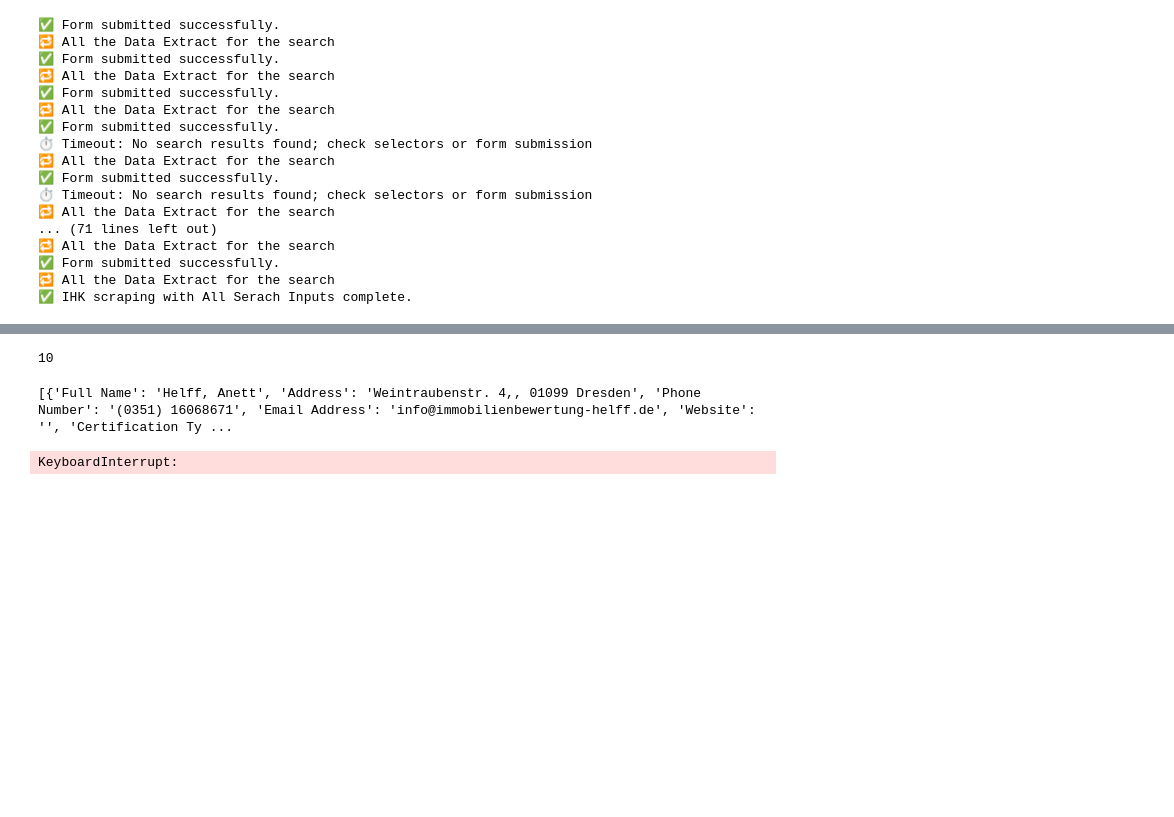
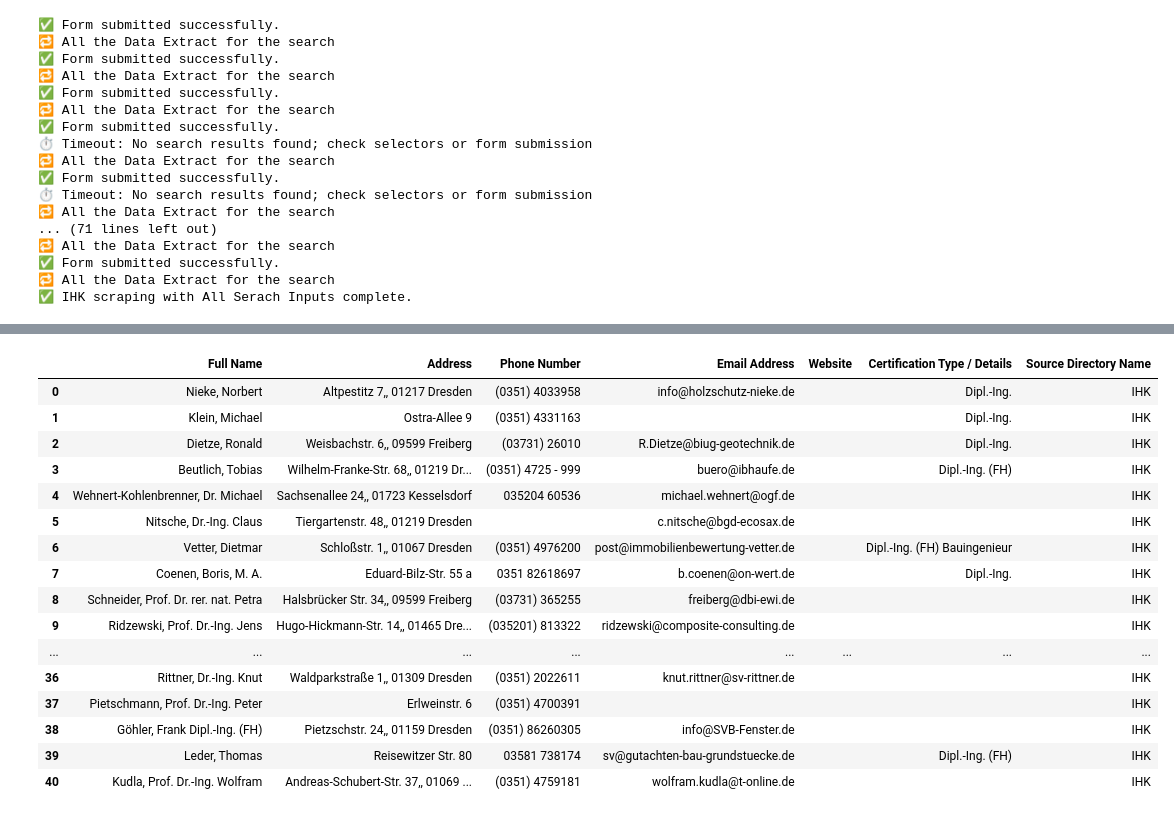
Before and after one commit to Ahmadraza880/valuer-directory-scraper-germany, a Jupyter notebook: IHK/IHK.ipynb, the cells around one changed output, grey strips where cells are left out. Drawn from its saved outputs; the diff is of its cells as text; code cells hidden in the pictures; blank space fills up the shorter version.

```diff
--- a/IHK/IHK.ipynb
+++ b/IHK/IHK.ipynb
@@ -189,7 +178,0 @@ search_button.click()
-# %%
-expert_blocks = WebDriverWait(driver, 10).until(
-        EC.presence_of_all_elements_located((By.XPATH, "//div[@class='treffer-container-div flex-50 ng-star-inserted']"))
-        )
-print(len(expert_blocks))
-# %% [output]
-10
@@ -238,16 +179,20 @@ except Exception as block_err:
-# %%
-print(response)
-# %% [output]
-[{'Full Name': 'Helff, Anett', 'Address': 'Weintraubenstr. 4,, 01099 Dresden', 'Phone Number': '(0351) 16068671', 'Email Address': 'info@immobilienbewertung-helff.de', 'Website': '', 'Certification Ty ...
-# %%
-while True:
-    # extract_results()
-    try:
-        next_button = driver.find_element(By.XPATH, '//button[@class="mat-mdc-tooltip-trigger mat-mdc-paginator-navigation-next mdc-icon-button mat-mdc-icon-button mat-unthemed mat-mdc-button-base"]')
-        driver.execute_script("arguments[0].click();", next_button)
-        time.sleep(3)
-    except Exception as e:
-        print(f"🔁 All the Data Extract for the search")
-        break
-# %% [output]
-KeyboardInterrupt:
+# %%
+df.head(40)
+# %% [output]
+|  | Full Name | Address | Phone Number | Email Address | Website | Certification Type / Details | Source Directory Name |
+| 0 | Nieke, Norbert | Altpestitz 7,, 01217 Dresden | (0351) 4033958 | info@holzschutz-nieke.de |  | Dipl.-Ing. | IHK |
+| 1 | Klein, Michael | Ostra-Allee 9 | (0351) 4331163 |  |  | Dipl.-Ing. | IHK |
+| 2 | Dietze, Ronald | Weisbachstr. 6,, 09599 Freiberg | (03731) 26010 | R.Dietze@biug-geotechnik.de |  | Dipl.-Ing. | IHK |
+| 3 | Beutlich, Tobias | Wilhelm-Franke-Str. 68,, 01219 Dr... | (0351) 4725 - 999 | buero@ibhaufe.de |  | Dipl.-Ing. (FH) | IHK |
+| 4 | Wehnert-Kohlenbrenner, Dr. Michael | Sachsenallee 24,, 01723 Kesselsdorf | 035204 60536 | michael.wehnert@ogf.de |  |  | IHK |
+| 5 | Nitsche, Dr.-Ing. Claus | Tiergartenstr. 48,, 01219 Dresden |  | c.nitsche@bgd-ecosax.de |  |  | IHK |
+| 6 | Vetter, Dietmar | Schloßstr. 1,, 01067 Dresden | (0351) 4976200 | post@immobilienbewertung-vetter.de |  | Dipl.-Ing. (FH) Bauingenieur | IHK |
+| 7 | Coenen, Boris, M. A. | Eduard-Bilz-Str. 55 a | 0351 82618697 | b.coenen@on-wert.de |  | Dipl.-Ing. | IHK |
+| 8 | Schneider, Prof. Dr. rer. nat. Petra | Halsbrücker Str. 34,, 09599 Freiberg | (03731) 365255 | freiberg@dbi-ewi.de |  |  | IHK |
+| 9 | Ridzewski, Prof. Dr.-Ing. Jens | Hugo-Hickmann-Str. 14,, 01465 Dre... | (035201) 813322 | ridzewski@composite-consulting.de |  |  | IHK |
+| ... | ... | ... | ... | ... | ... | ... | ... |
+| 36 | Rittner, Dr.-Ing. Knut | Waldparkstraße 1,, 01309 Dresden | (0351) 2022611 | knut.rittner@sv-rittner.de |  |  | IHK |
+| 37 | Pietschmann, Prof. Dr.-Ing. Peter | Erlweinstr. 6 | (0351) 4700391 |  |  |  | IHK |
+| 38 | Göhler, Frank Dipl.-Ing. (FH) | Pietzschstr. 24,, 01159 Dresden | (0351) 86260305 | info@SVB-Fenster.de |  |  | IHK |
+| 39 | Leder, Thomas | Reisewitzer Str. 80 | 03581 738174 | sv@gutachten-bau-grundstuecke.de |  | Dipl.-Ing. (FH) | IHK |
+| 40 | Kudla, Prof. Dr.-Ing. Wolfram | Andreas-Schubert-Str. 37,, 01069 ... | (0351) 4759181 | wolfram.kudla@t-online.de |  |  | IHK |
```
Also changed, not shown: parts of 13 cells of this notebook, 2 other files.
